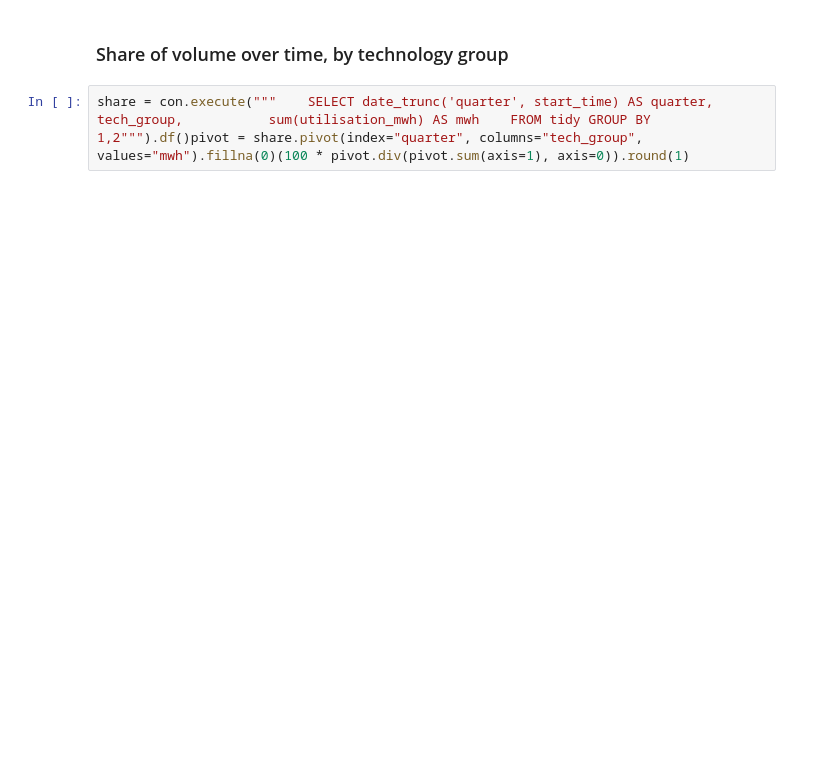
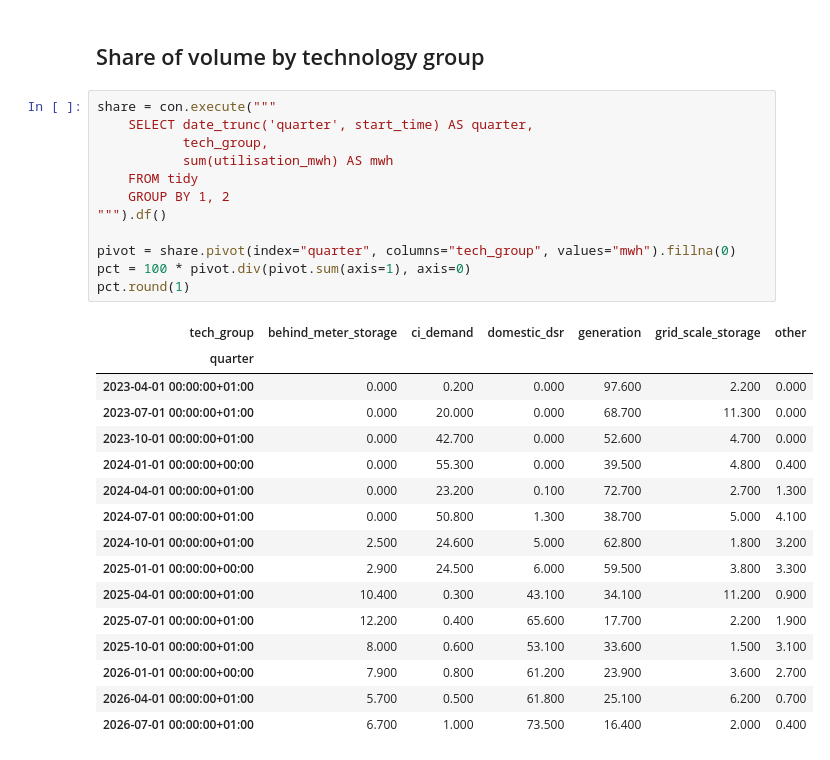
Before and after one commit to LAFarah/who-gets-dispatched, a Jupyter notebook: notebooks/01_explore.ipynb, the cells around one changed output. Saved outputs shown, nothing was run; the diff lists cells and outputs as text; blank space fills up the shorter version.

```diff
--- a/notebooks/01_explore.ipynb
+++ b/notebooks/01_explore.ipynb
@@ -31,5 +166,32 @@ con.execute("SELECT * FROM company_league LIMIT 15").df()
 # %% [markdown]
-### Share of volume over time, by technology group
+## Share of volume by technology group
 # %%
-share = con.execute("""    SELECT date_trunc('quarter', start_time) AS quarter,           tech_group,           sum(utilisation_mwh) AS mwh    FROM tidy GROUP BY 1,2""").df()pivot = share.pivot(index="quarter", columns="tech_group", values="mwh").fillna(0)(100 * pivot.div(pivot.sum(axis=1), axis=0)).round(1)
+share = con.execute("""
+    SELECT date_trunc('quarter', start_time) AS quarter,
+           tech_group,
+           sum(utilisation_mwh) AS mwh
+    FROM tidy
+    GROUP BY 1, 2
+""").df()
+
+pivot = share.pivot(index="quarter", columns="tech_group", values="mwh").fillna(0)
+pct = 100 * pivot.div(pivot.sum(axis=1), axis=0)
+pct.round(1)
+# %% [output]
+| tech_group | behind_meter_storage | ci_demand | domestic_dsr | generation | grid_scale_storage | other |
+| quarter |  |  |  |  |  |  |
+| 2023-04-01 00:00:00+01:00 | 0.000 | 0.200 | 0.000 | 97.600 | 2.200 | 0.000 |
+| 2023-07-01 00:00:00+01:00 | 0.000 | 20.000 | 0.000 | 68.700 | 11.300 | 0.000 |
+| 2023-10-01 00:00:00+01:00 | 0.000 | 42.700 | 0.000 | 52.600 | 4.700 | 0.000 |
+| 2024-01-01 00:00:00+00:00 | 0.000 | 55.300 | 0.000 | 39.500 | 4.800 | 0.400 |
+| 2024-04-01 00:00:00+01:00 | 0.000 | 23.200 | 0.100 | 72.700 | 2.700 | 1.300 |
+| 2024-07-01 00:00:00+01:00 | 0.000 | 50.800 | 1.300 | 38.700 | 5.000 | 4.100 |
+| 2024-10-01 00:00:00+01:00 | 2.500 | 24.600 | 5.000 | 62.800 | 1.800 | 3.200 |
+| 2025-01-01 00:00:00+00:00 | 2.900 | 24.500 | 6.000 | 59.500 | 3.800 | 3.300 |
+| 2025-04-01 00:00:00+01:00 | 10.400 | 0.300 | 43.100 | 34.100 | 11.200 | 0.900 |
+| 2025-07-01 00:00:00+01:00 | 12.200 | 0.400 | 65.600 | 17.700 | 2.200 | 1.900 |
+| 2025-10-01 00:00:00+01:00 | 8.000 | 0.600 | 53.100 | 33.600 | 1.500 | 3.100 |
+| 2026-01-01 00:00:00+00:00 | 7.900 | 0.800 | 61.200 | 23.900 | 3.600 | 2.700 |
+| 2026-04-01 00:00:00+01:00 | 5.700 | 0.500 | 61.800 | 25.100 | 6.200 | 0.700 |
+| 2026-07-01 00:00:00+01:00 | 6.700 | 1.000 | 73.500 | 16.400 | 2.000 | 0.400 |
 # %%
```
Also changed, not shown: parts of 25 cells of this notebook.
